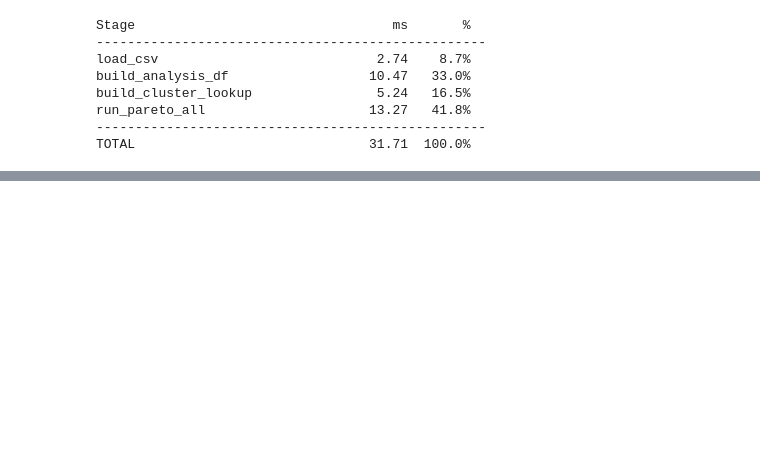
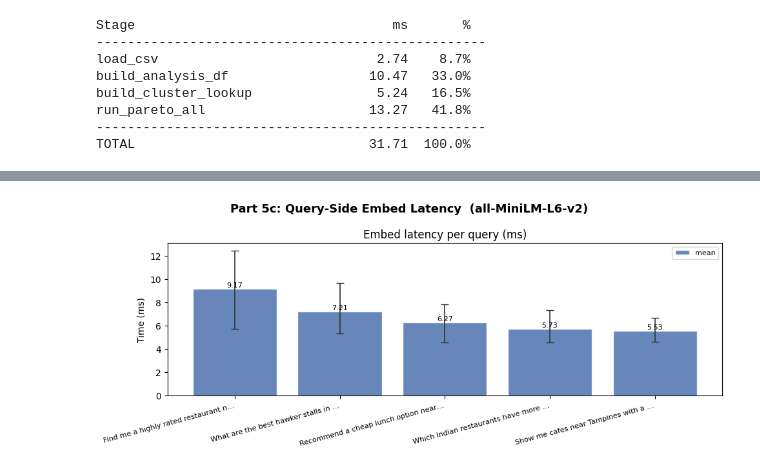
Before and after one commit to nadiavictoria/fnb-analytics, a Jupyter notebook: performance_profiling.ipynb, the cells around one changed output, grey strips where cells are left out. Drawn from its saved outputs; the diff is of its cells as text; code cells hidden in the pictures; blank space fills up the shorter version.

```diff
--- a/performance_profiling.ipynb
+++ b/performance_profiling.ipynb
@@ -1049,0 +1276,18 @@ Memory (peak KB):
+# %%
+# Part 5c-i: query embed latency (local only)
+SAMPLE_QUESTIONS = [
+    "Find me a highly rated restaurant near Yishun.",
+    "What are the best hawker stalls in Bedok?",
+    "Recommend a cheap lunch option near Orchard Road.",
+    "Which Indian restaurants have more than 500 reviews?",
+    "Show me cafes near Tampines with a rating above 4.0.",
+]
+
+def embed_single_query(question: str):
+    return embed_model.encode(question).tolist()
+
+query_embed_stats = {}
+for q in SAMPLE_QUESTIONS:
+    s = time_call(embed_single_query, q, n=N_REPS)
+    query_embed_stats[q[:45]] = s
+    print_timing(f"{q[:45]!r}", s)
@@ -1049,0 +1324,27 @@ Memory (peak KB):
+# %%
+# Plot: query embed latency distribution across questions
+fig, ax = plt.subplots(figsize=(10, 4))
+fig.suptitle("Part 5c: Query-Side Embed Latency  (all-MiniLM-L6-v2)", fontsize=13, fontweight="bold")
+
+q_labels = list(query_embed_stats.keys())
+q_means  = [query_embed_stats[l]["mean"]   for l in q_labels]
+q_p95s   = [query_embed_stats[l]["p95"]    for l in q_labels]
+q_mins   = [query_embed_stats[l]["min"]    for l in q_labels]
+
+x = range(len(q_labels))
+ax.bar(x, q_means, color="#4C72B0", alpha=0.85, edgecolor="white", label="mean")
+ax.errorbar(x, q_means,
+            yerr=[np.array(q_means) - q_mins, np.array(q_p95s) - np.array(q_means)],
+            fmt="none", color="#333", capsize=4, linewidth=1.2)
+ax.set_xticks(list(x))
+ax.set_xticklabels([l[:35] + "…" for l in q_labels], rotation=15, ha="right", fontsize=8)
+ax.set_ylabel("Time (ms)")
+ax.set_title("Embed latency per query (ms)")
+ax.legend(fontsize=8)
+for xi, v in zip(x, q_means):
+    ax.text(xi, v + 0.05, f"{v:.2f}", ha="center", va="bottom", fontsize=8)
+
+plt.tight_layout()
+plt.show()
+# %% [output]
+[figure, added]
```
Also changed, not shown: parts of 43 cells of this notebook, 3 other files.
